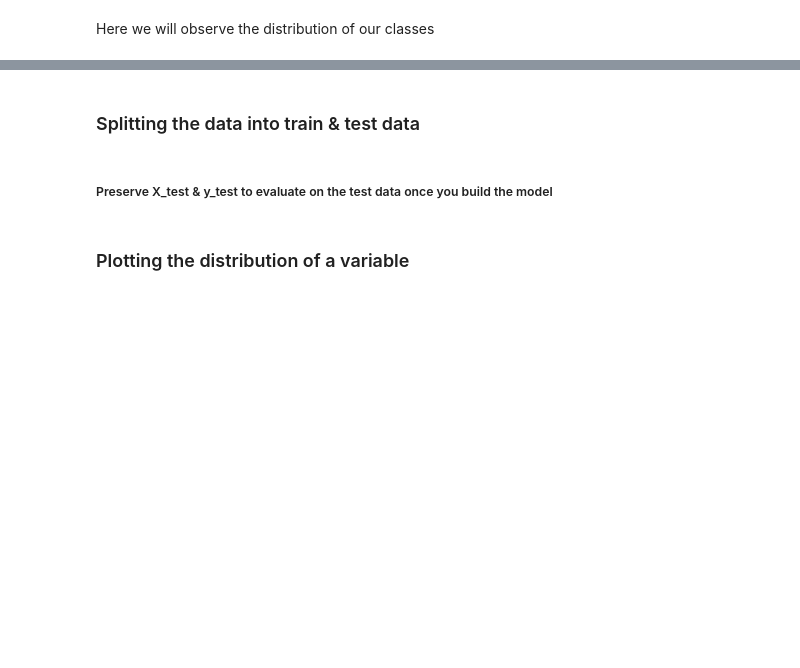
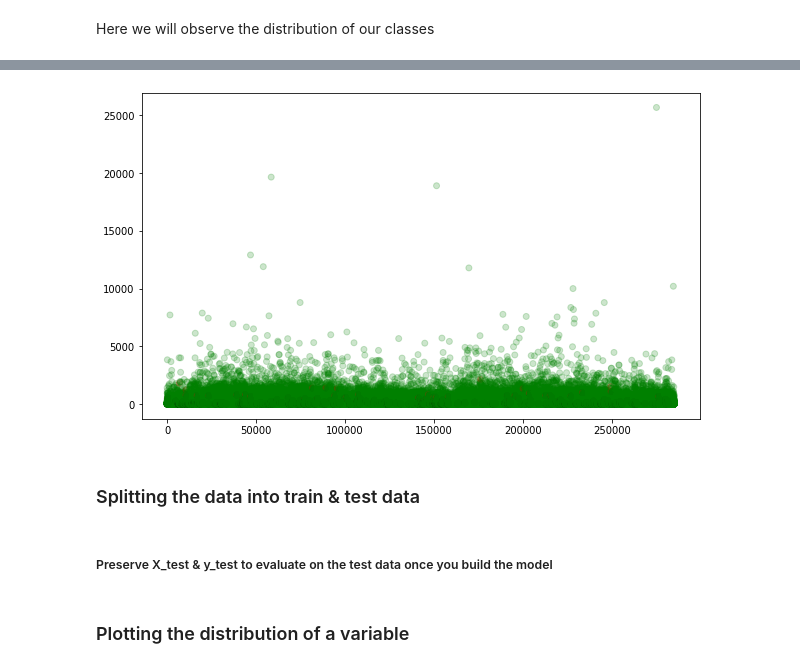
Before and after one commit to rsubho/Capstone-Project, a Jupyter notebook: Credit_card_fraud_detection.ipynb, the cells around one changed output, grey strips where cells are left out. Saved outputs shown, nothing was run; the diff lists cells and outputs as text; code cells hidden in the pictures; blank space fills up the shorter version.

```diff
--- a/Credit_card_fraud_detection.ipynb
+++ b/Credit_card_fraud_detection.ipynb
@@ -42,2 +139,11 @@ fraud_share=classes[1]/df['Class'].count()*100
 # %%
 # Create a scatter plot to observe the distribution of classes with Amount
+scatter_plot(data = df,
+             x = df.index,
+             y = df["Amount"],
+             fig_x = 10,
+             fig_y = 6,
+             alpha = 0.2
+             )
+# %% [output]
+[figure, added]
```
Also changed, not shown: parts of 12 cells of this notebook.
